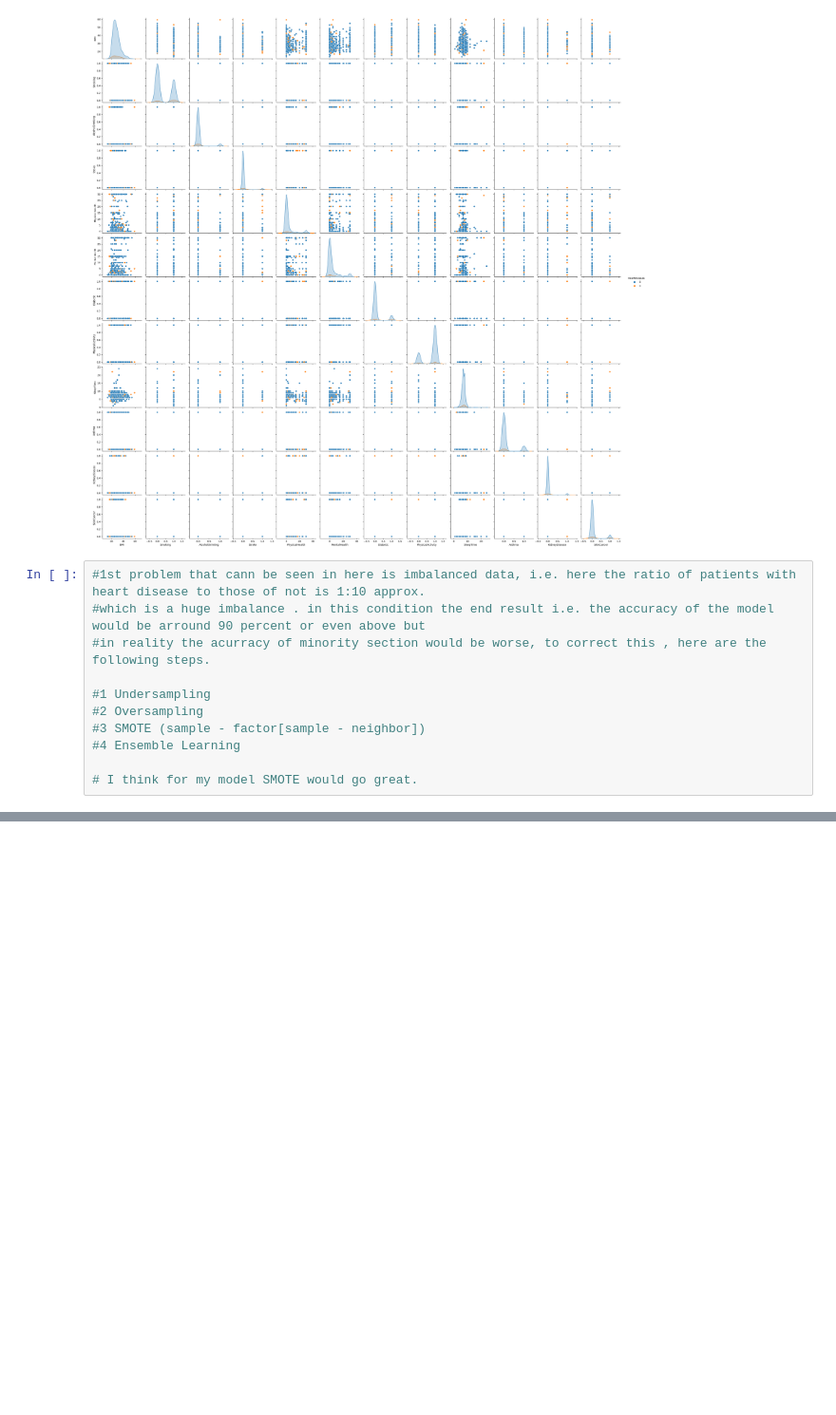
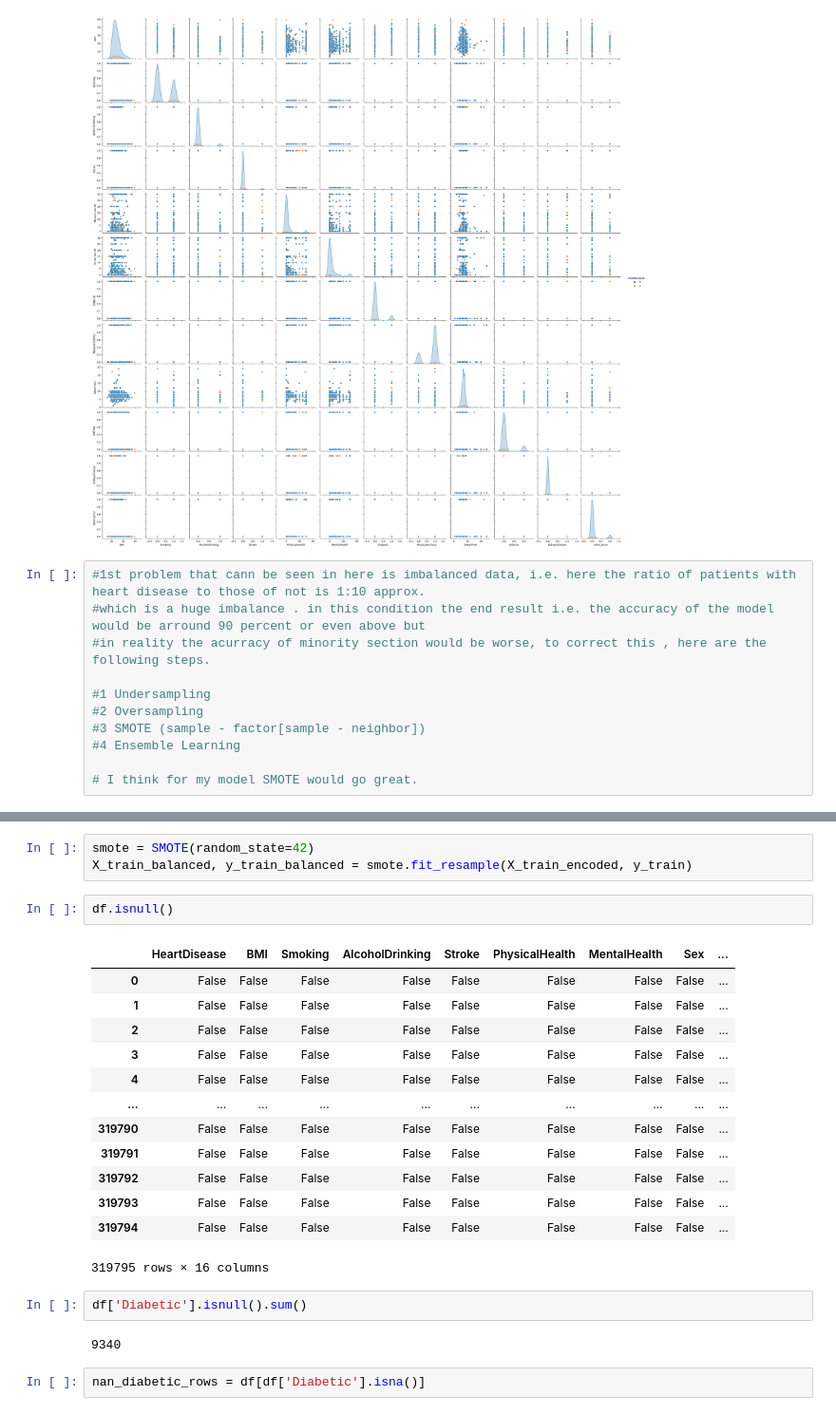
Before and after one commit to 07Codex07/all-algo, a Jupyter notebook: Untitled.ipynb, the cells around one changed output, grey strips where cells are left out. Shown at 95% size. Cells and saved outputs as stored; diff of their text form; blank space fills up the shorter version.

```diff
--- a/Untitled.ipynb
+++ b/Untitled.ipynb
@@ -234,0 +263,25 @@ preprocessor = ColumnTransformer([
+# %%
+smote = SMOTE(random_state=42)
+X_train_balanced, y_train_balanced = smote.fit_resample(X_train_encoded, y_train)
+# %%
+df.isnull()
+# %% [output]
+|  | HeartDisease | BMI | Smoking | AlcoholDrinking | Stroke | PhysicalHealth | MentalHealth | Sex | ... |
+| 0 | False | False | False | False | False | False | False | False | ... |
+| 1 | False | False | False | False | False | False | False | False | ... |
+| 2 | False | False | False | False | False | False | False | False | ... |
+| 3 | False | False | False | False | False | False | False | False | ... |
+| 4 | False | False | False | False | False | False | False | False | ... |
+| ... | ... | ... | ... | ... | ... | ... | ... | ... | ... |
+| 319790 | False | False | False | False | False | False | False | False | ... |
+| 319791 | False | False | False | False | False | False | False | False | ... |
+| 319792 | False | False | False | False | False | False | False | False | ... |
+| 319793 | False | False | False | False | False | False | False | False | ... |
+| 319794 | False | False | False | False | False | False | False | False | ... |
+319795 rows × 16 columns
+# %%
+df['Diabetic'].isnull().sum()
+# %% [output]
+9340
+# %%
+nan_diabetic_rows = df[df['Diabetic'].isna()]
```
Also changed, not shown: parts of 22 cells of this notebook.
